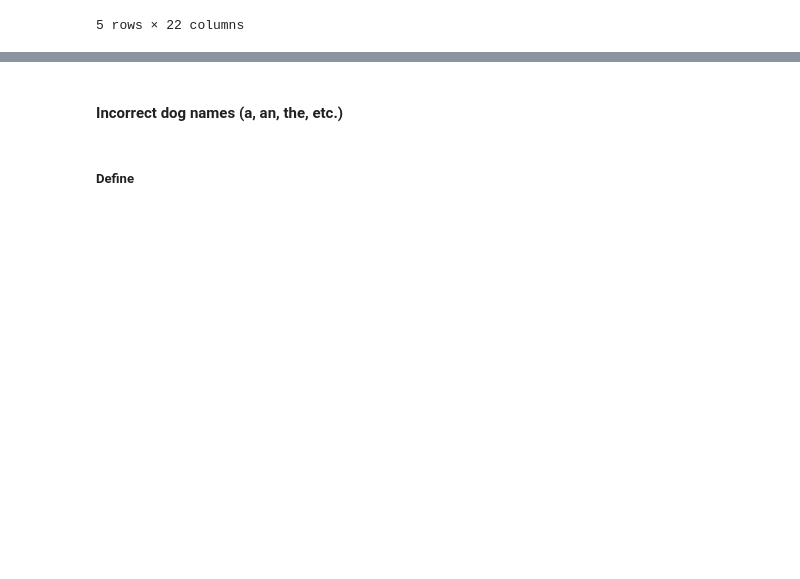
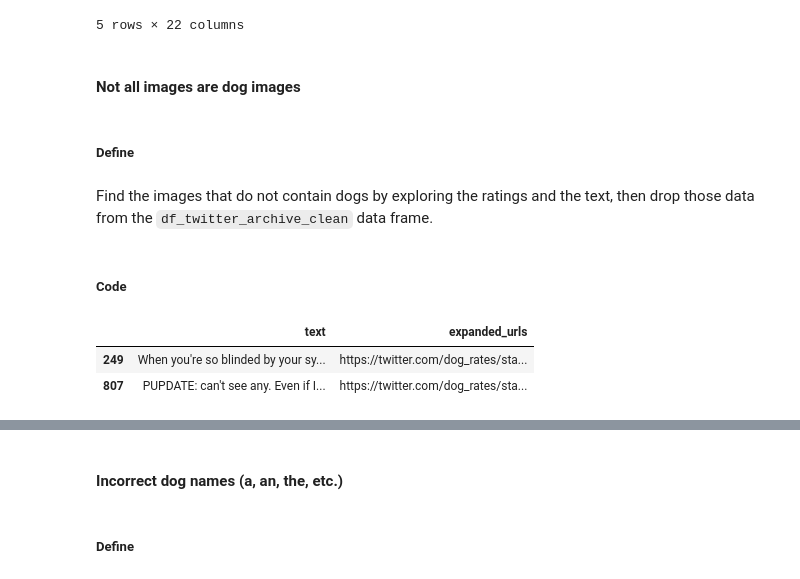
Before and after one commit to yagmurdalman/wrangle-and-analyze-data, a Jupyter notebook: wrangle_act.ipynb, the cells around one changed output, grey strips where cells are left out. Cells and saved outputs as stored; diff of their text form; code cells hidden in the pictures; blank space fills up the shorter version.

```diff
--- a/wrangle_act.ipynb
+++ b/wrangle_act.ipynb
@@ -493,3 +493,18 @@ df_twitter_archive_clean.head()
 | 3 | 891689557279858688 | 2017-07-30 15:58:51 +0000 | <a href="http://twitter.com/downl... | This is Darla. She commenced a sn... | https://twitter.com/dog_rates/sta... | 13 | 10 | Darla | ... |
 | 4 | 891327558926688256 | 2017-07-29 16:00:24 +0000 | <a href="http://twitter.com/downl... | This is Franklin. He would like y... | https://twitter.com/dog_rates/sta... | 12 | 10 | Franklin | ... |
 5 rows × 22 columns
+# %% [markdown]
+#### Not all images are dog images
+# %% [markdown]
+##### Define
+# %% [markdown]
+Find the images that do not contain dogs by exploring the ratings and the text, then drop those data from the `df_twitter_archive_clean` data frame.
+# %% [markdown]
+##### Code
+# %%
+# rating_numerator is usually greater than 10, so tweets with numerator of 0 should be checked
+df_twitter_archive_clean.query('rating_numerator == 0')[['text','expanded_urls']]
+# %% [output]
+|  | text | expanded_urls |
+| 249 | When you're so blinded by your sy... | https://twitter.com/dog_rates/sta... |
+| 807 | PUPDATE: can't see any. Even if I... | https://twitter.com/dog_rates/sta... |
```
Also changed, not shown: parts of 18 cells of this notebook.
